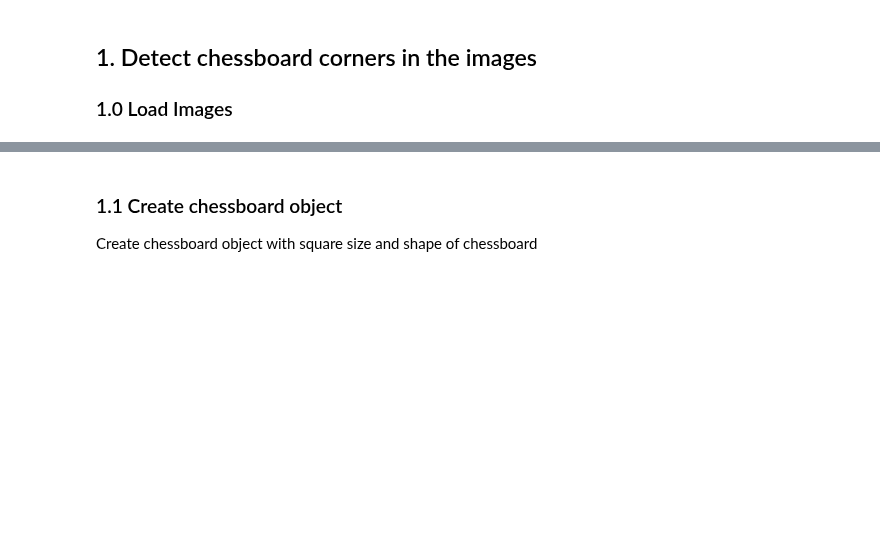
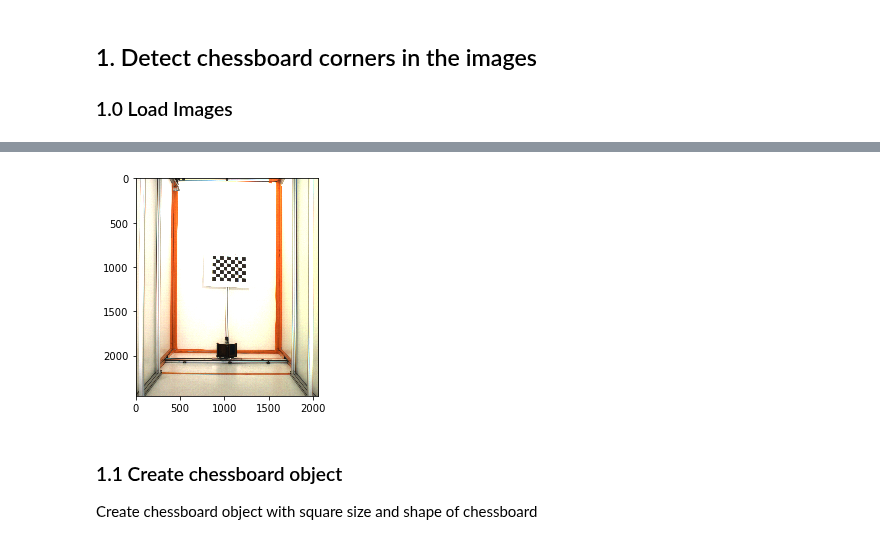
Before and after one commit to openalea/phenomenal, a Jupyter notebook: examples/Calibration.ipynb, the cells around one changed output, grey strips where cells are left out. Saved outputs shown, nothing was run; the diff lists cells and outputs as text; code cells hidden in the pictures; blank space fills up the shorter version.

```diff
--- a/examples/Calibration.ipynb
+++ b/examples/Calibration.ipynb
@@ -17,6 +17,6 @@ import openalea.phenomenal.calibration as phm_calib
 ### 1.0 Load Images
 # %%
 plant_number = 1
-chessboard_images = phm_data.chessboard_images(plant_number=plant_number)[0]
+chessboard_images = phm_data.chessboard_images("data/plant_1")[0]
 phm_display.show_image(chessboard_images['side'][42])
 # %% [output]
@@ -25,3 +23,4 @@ phm_display.show_image(chessboard_images['side'][42])
+[figure, added]
 # %% [markdown]
 ### 1.1 Create chessboard object
 
```
Also changed, not shown: parts of 6 cells of this notebook, 4 other files.
